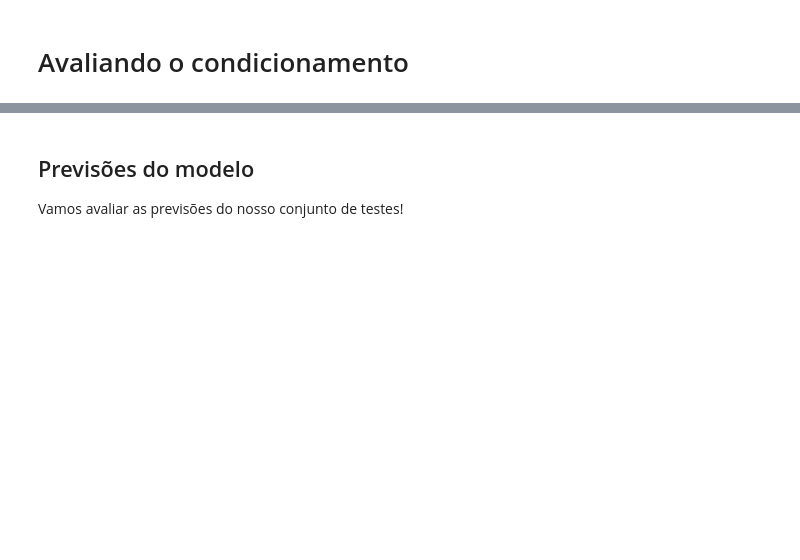
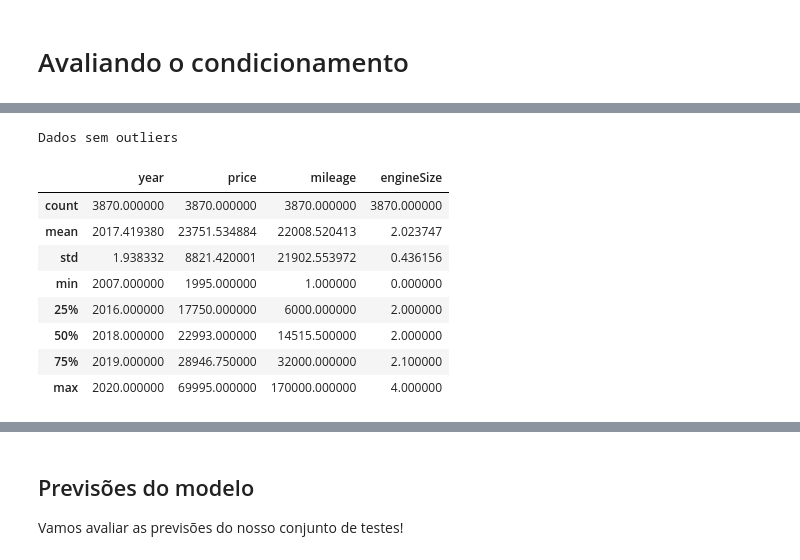
Before and after one commit to AmandaACLucio/Inteligencia_Computacional, a Jupyter notebook: RegressaoLinear.ipynb, the cells around one changed output, grey strips where cells are left out. Saved outputs shown, nothing was run; the diff lists cells and outputs as text; code cells hidden in the pictures; blank space fills up the shorter version.

```diff
--- a/RegressaoLinear.ipynb
+++ b/RegressaoLinear.ipynb
@@ -193,0 +207,14 @@ plt.show()
+# %%
+print('Dados sem outliers')
+df.describe()
+# %% [output]
+Dados sem outliers
+|  | year | price | mileage | engineSize |
+| count | 3870.000000 | 3870.000000 | 3870.000000 | 3870.000000 |
+| mean | 2017.419380 | 23751.534884 | 22008.520413 | 2.023747 |
+| std | 1.938332 | 8821.420001 | 21902.553972 | 0.436156 |
+| min | 2007.000000 | 1995.000000 | 1.000000 | 0.000000 |
+| 25% | 2016.000000 | 17750.000000 | 6000.000000 | 2.000000 |
+| 50% | 2018.000000 | 22993.000000 | 14515.500000 | 2.000000 |
+| 75% | 2019.000000 | 28946.750000 | 32000.000000 | 2.100000 |
+| max | 2020.000000 | 69995.000000 | 170000.000000 | 4.000000 |
```
Also changed, not shown: parts of 6 cells of this notebook.
